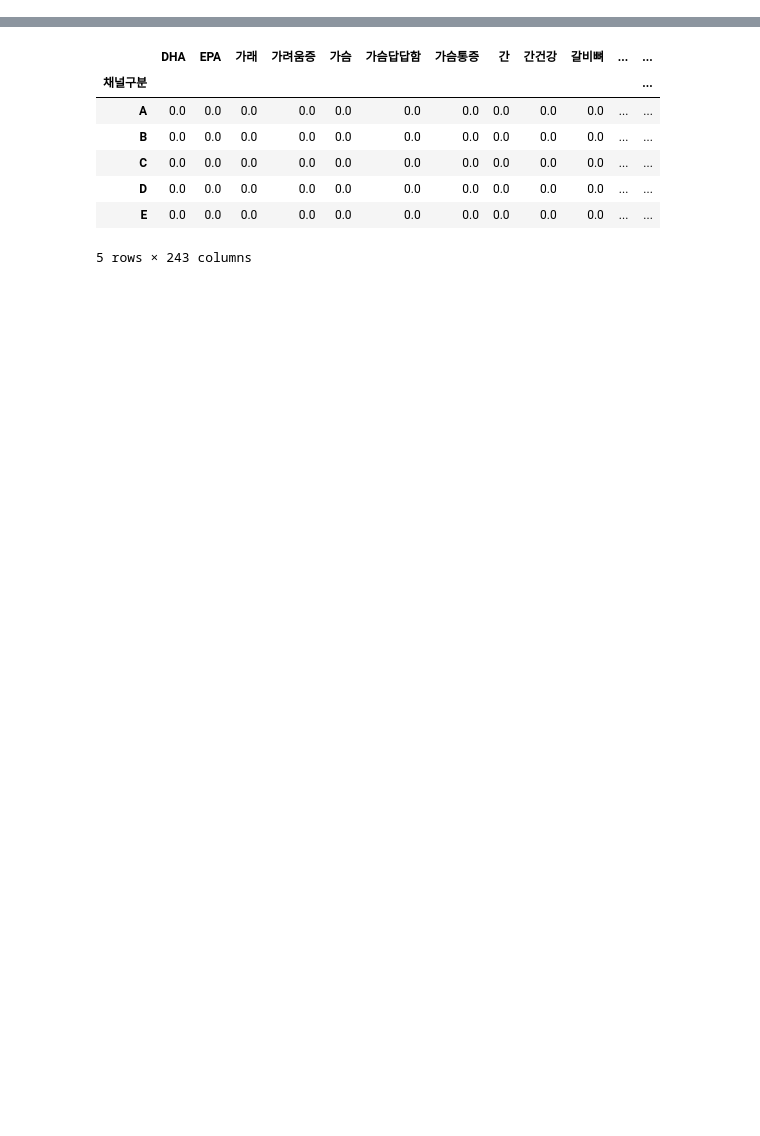
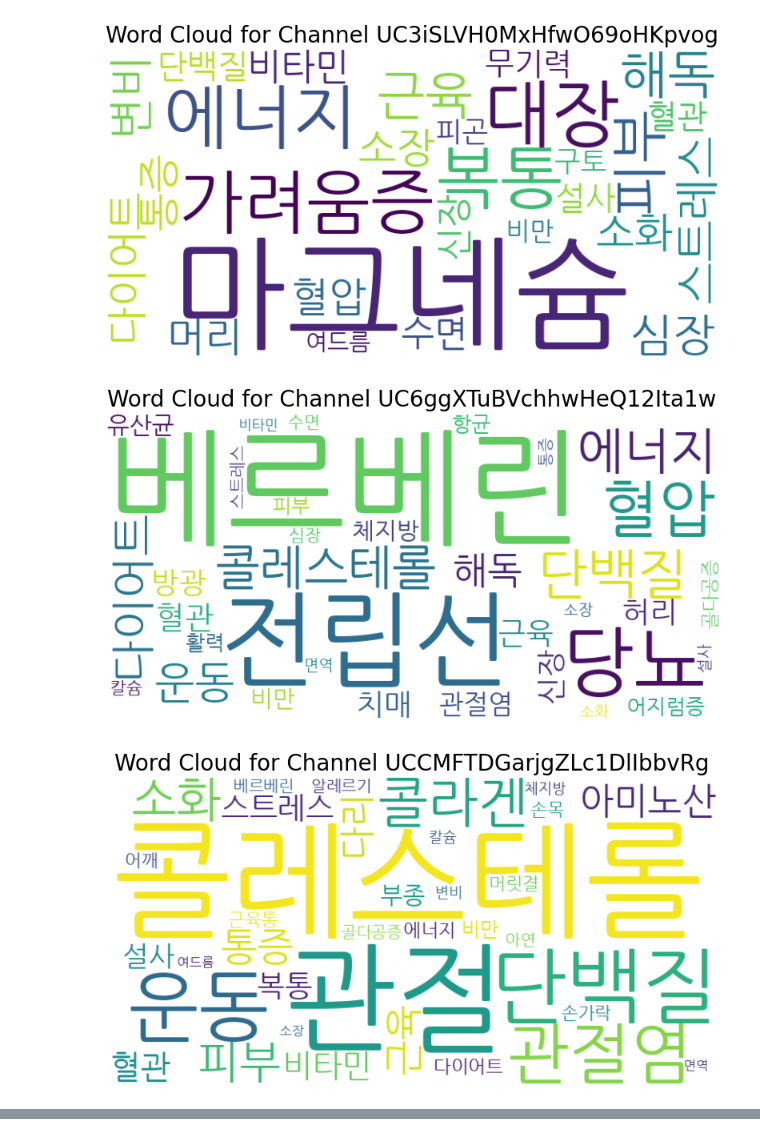
Before and after one commit to arkwith7/aSSIST_DM1, a Jupyter notebook: 99_data_analysis/video_text_analysis.ipynb, the cells around one changed output, grey strips where cells are left out. Saved outputs shown, nothing was run; the diff lists cells and outputs as text; code cells hidden in the pictures; blank space fills up the shorter version.

```diff
--- a/99_data_analysis/video_text_analysis.ipynb
+++ b/99_data_analysis/video_text_analysis.ipynb
@@ -119,0 +102,19 @@ nutrient_keywords = set([
+# %%
+# TF-IDF 벡터라이저를 사용하여 각 채널의 명사에 대해 TF-IDF 계산
+tfidf_vectorizer = TfidfVectorizer(vocabulary=nutrient_keywords)
+tfidf_matrix = tfidf_vectorizer.fit_transform(grouped_data['nouns_str'])
+
+# TF-IDF 결과를 데이터프레임으로 변환
+tfidf_df = pd.DataFrame(tfidf_matrix.toarray(), index=grouped_data['채널ID'], columns=tfidf_vectorizer.get_feature_names_out())
+
+# 각 채널별로 TF-IDF 값이 높은 상위 10개의 단어를 추출
+top_n = 90
+top_keywords = {}
+
+for channel_id in grouped_data['채널ID']:
+    sorted_indices = np.argsort(tfidf_df.loc[channel_id])[::-1]
+    top_keywords[channel_id] = tfidf_df.columns[sorted_indices][:top_n]
+
+# 키워드 결과를 데이터프레임으로 변환
+top_keywords_df = pd.DataFrame(top_keywords).T
+top_keywords_df.columns = [f'Keyword_{i+1}' for i in range(top_n)]
@@ -120,24 +131,30 @@ nutrient_keywords = set([
 # %%
-# Mecab 초기화
-mecab = Mecab()
+from wordcloud import WordCloud
+import matplotlib.pyplot as plt
 
-# 텍스트 전처리 함수
-def preprocess_text(text):
-    tokens = mecab.morphs(text)
-    tokens = [word for word in tokens if word not in stop_words]
-    return tokens
+# 각 채널별로 워드 클라우드를 생성
+for channel_id in grouped_data['채널ID']:
+    # 해당 채널의 TF-IDF 값을 가져옴
+    channel_tfidf = tfidf_df.loc[channel_id]
 
-# 워드 클라우드 생성 및 시각화 함수
-def generate_word_cloud(text, title):
+    # TF-IDF 값을 딕셔너리 형태로 변환
+    tfidf_dict = channel_tfidf.to_dict()
 
+    # 워드 클라우드 생성
     wordcloud = WordCloud(
         width=800, height=400,
         background_color='white',
-        font_path='/usr/share/fonts/truetype/nanum/NanumGothic.ttf',  # 한글 폰트 경로
+        font_path='/usr/share/fonts/truetype/nanum/NanumGothic.ttf',
         colormap='viridis'
-    ).generate(text)
+    ).generate_from_frequencies(tfidf_dict)
+
+    # 워드 클라우드 시각화
     plt.figure(figsize=(10, 5))
     plt.imshow(wordcloud, interpolation='bilinear')
-    plt.title(title)
+    plt.title(f"Word Cloud for Channel {channel_id}", fontsize=20)
     plt.axis('off')
     plt.show()
+# %% [output]
+[figure, added]
+[figure, added]
+[figure, added]
@@ -158,11 +162,0 @@ tfidf_df_video = pd.DataFrame(tfidf_matrix_video.toarray(), index=grouped_video_
-# %%
-tfidf_df_video
-# %% [output]
-|  | DHA | EPA | 가래 | 가려움증 | 가슴 | 가슴답답함 | 가슴통증 | 간 | 간건강 | 갈비뼈 | ... | ... |
-| 채널구분 |  |  |  |  |  |  |  |  |  |  |  | ... |
-| A | 0.0 | 0.0 | 0.0 | 0.0 | 0.0 | 0.0 | 0.0 | 0.0 | 0.0 | 0.0 | ... | ... |
-| B | 0.0 | 0.0 | 0.0 | 0.0 | 0.0 | 0.0 | 0.0 | 0.0 | 0.0 | 0.0 | ... | ... |
-| C | 0.0 | 0.0 | 0.0 | 0.0 | 0.0 | 0.0 | 0.0 | 0.0 | 0.0 | 0.0 | ... | ... |
-| D | 0.0 | 0.0 | 0.0 | 0.0 | 0.0 | 0.0 | 0.0 | 0.0 | 0.0 | 0.0 | ... | ... |
-| E | 0.0 | 0.0 | 0.0 | 0.0 | 0.0 | 0.0 | 0.0 | 0.0 | 0.0 | 0.0 | ... | ... |
-5 rows × 243 columns
```
Also changed, not shown: parts of 20 cells of this notebook.
